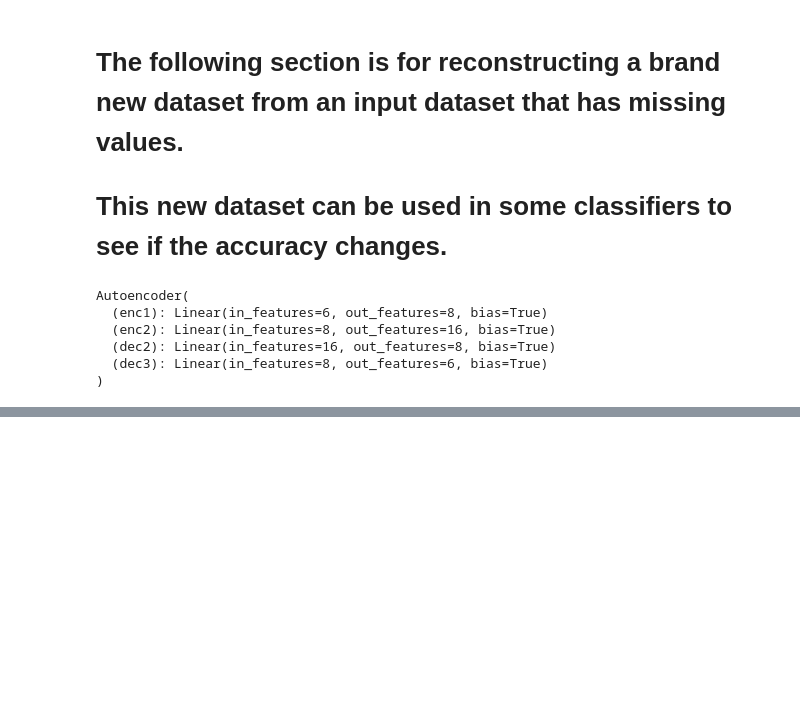
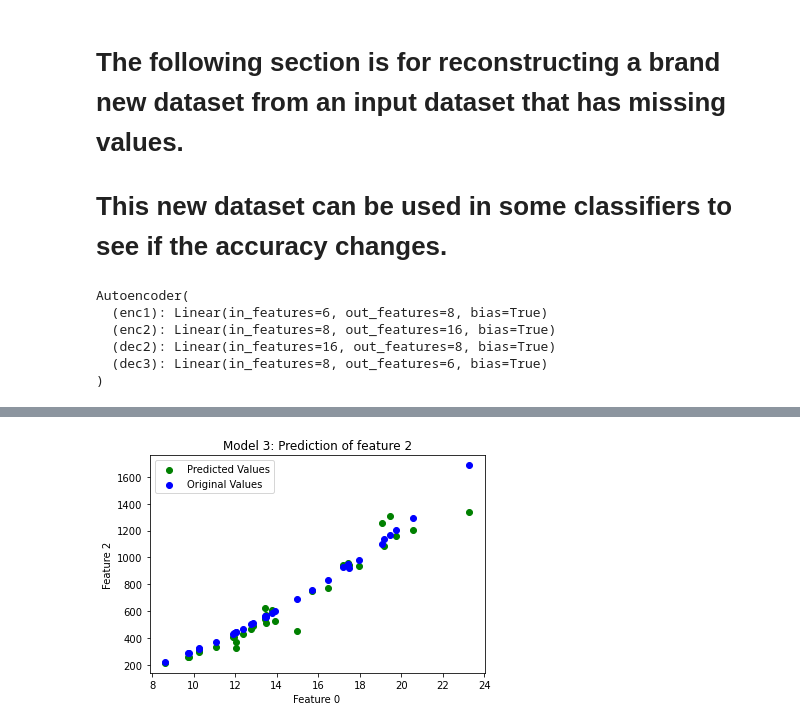
Before and after one commit to n-minhhai/DL-data-imputation, a Jupyter notebook: model3.ipynb, the cells around one changed output, grey strips where cells are left out. Cells and saved outputs as stored; diff of their text form; code cells hidden in the pictures; blank space fills up the shorter version.

```diff
--- a/model3.ipynb
+++ b/model3.ipynb
@@ -302,0 +338,10 @@ plt.show()
+# %%
+plt.scatter(feature_2[:, 0], feature_2[:, 2], color='green', label='Predicted Values')
+plt.scatter(feature_2[:, 0], feature_2[:, 1], color='blue', label='Original Values')
+plt.xlabel('Feature 0')
+plt.ylabel('Feature 2')
+plt.legend()
+plt.title('Model 3: Prediction of feature 2')
+plt.show()
+# %% [output]
+[figure, added]
```
Also changed, not shown: parts of 16 cells of this notebook, 4 other files.
